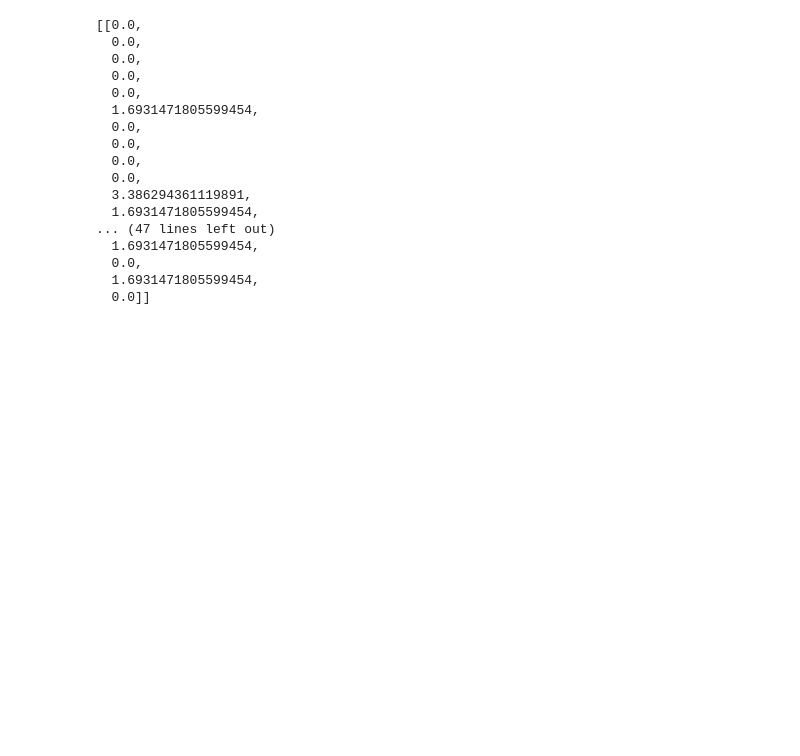
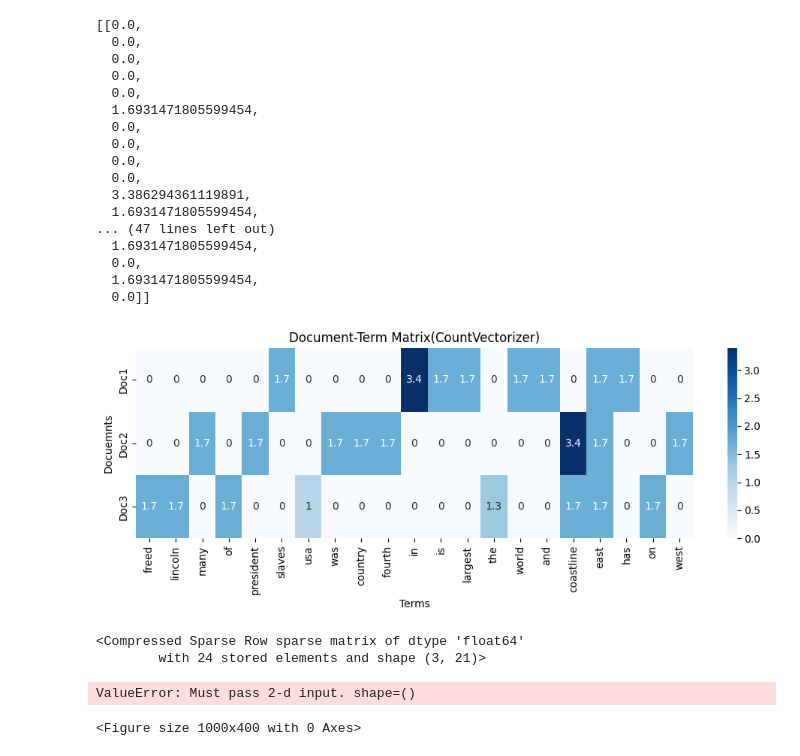
Before and after one commit to EricSiq/Natural_Language_Processing, a Jupyter notebook: NLPLab16_7_25.ipynb, the cells around one changed output. Cells and saved outputs as stored; diff of their text form; code cells hidden in the pictures; blank space fills up the shorter version.

```diff
--- a/NLPLab16_7_25.ipynb
+++ b/NLPLab16_7_25.ipynb
@@ -259,3 +259,16 @@ tfidf_matrix
   0.0,
   1.6931471805599454,
   0.0]]
+# %%
+import matplotlib.pyplot as plt
+import seaborn as sns
+plt.figure(figsize=(10,4))
+sns.heatmap(tfidf_matrix,annot=True,cmap="Blues",xticklabels=vocab.keys(),
+            yticklabels=[f'Doc{i+1}' for i in range(len(text))])
+plt.title("Document-Term Matrix(CountVectorizer)")
+plt.xlabel("Terms")
+plt.ylabel("Docuemnts")
+plt.tight_layout()
+plt.show()
+# %% [output]
+[figure, added]
@@ -261,0 +280,17 @@ tfidf_matrix
+# %%
+tfidf_vector
+# %% [output]
+<Compressed Sparse Row sparse matrix of dtype 'float64'
+        with 24 stored elements and shape (3, 21)>
+# %%
+plt.figure(figsize=(10,4))
+sns.heatmap(tfidf_vector,annot=True,cmap="Blues",xticklabels=vocab.keys(),
+            yticklabels=[f'Doc{i+1}' for i in range(len(text))])
+plt.title("Document-Term Matrix(CountVectorizer)")
+plt.xlabel("Terms")
+plt.ylabel("Docuemnts")
+plt.tight_layout()
+plt.show()
+# %% [output]
+ValueError: Must pass 2-d input. shape=()
+<Figure size 1000x400 with 0 Axes>
```
Also changed, not shown: parts of 1 cell of this notebook.
